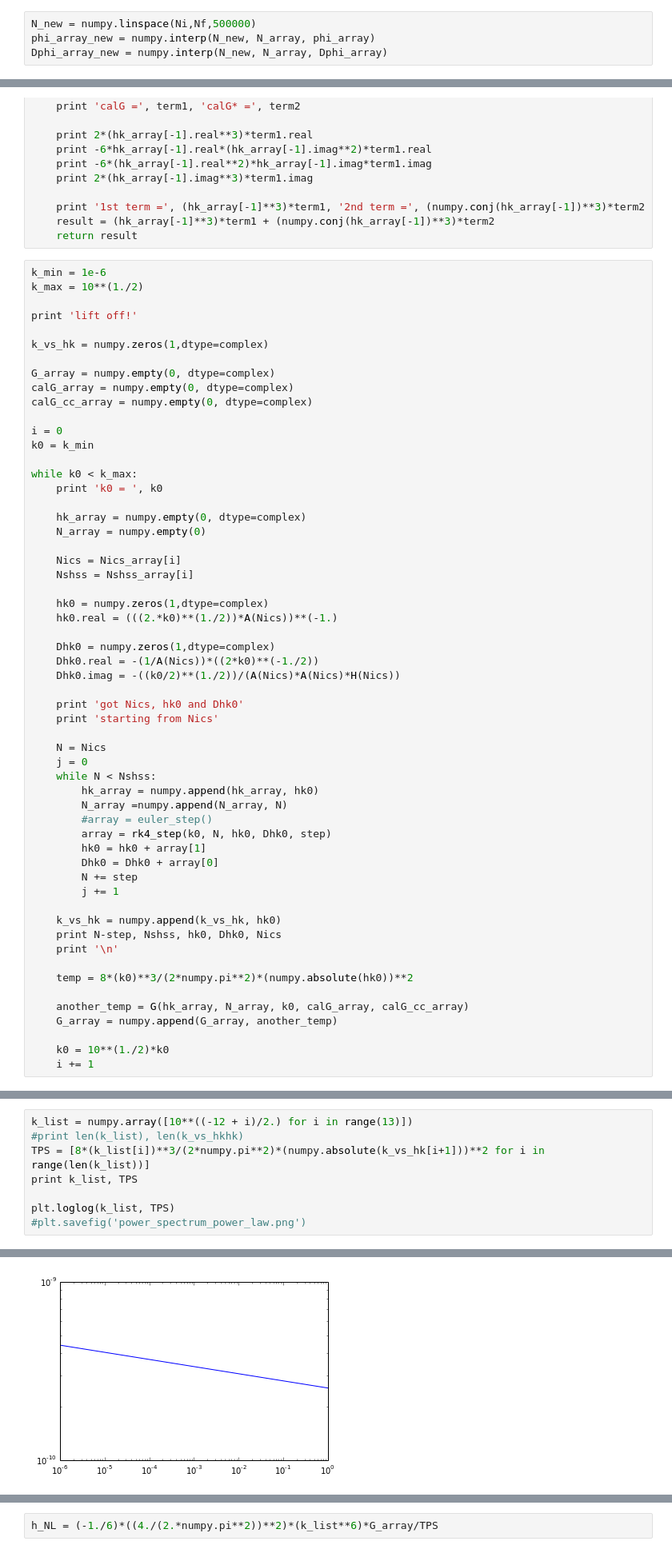
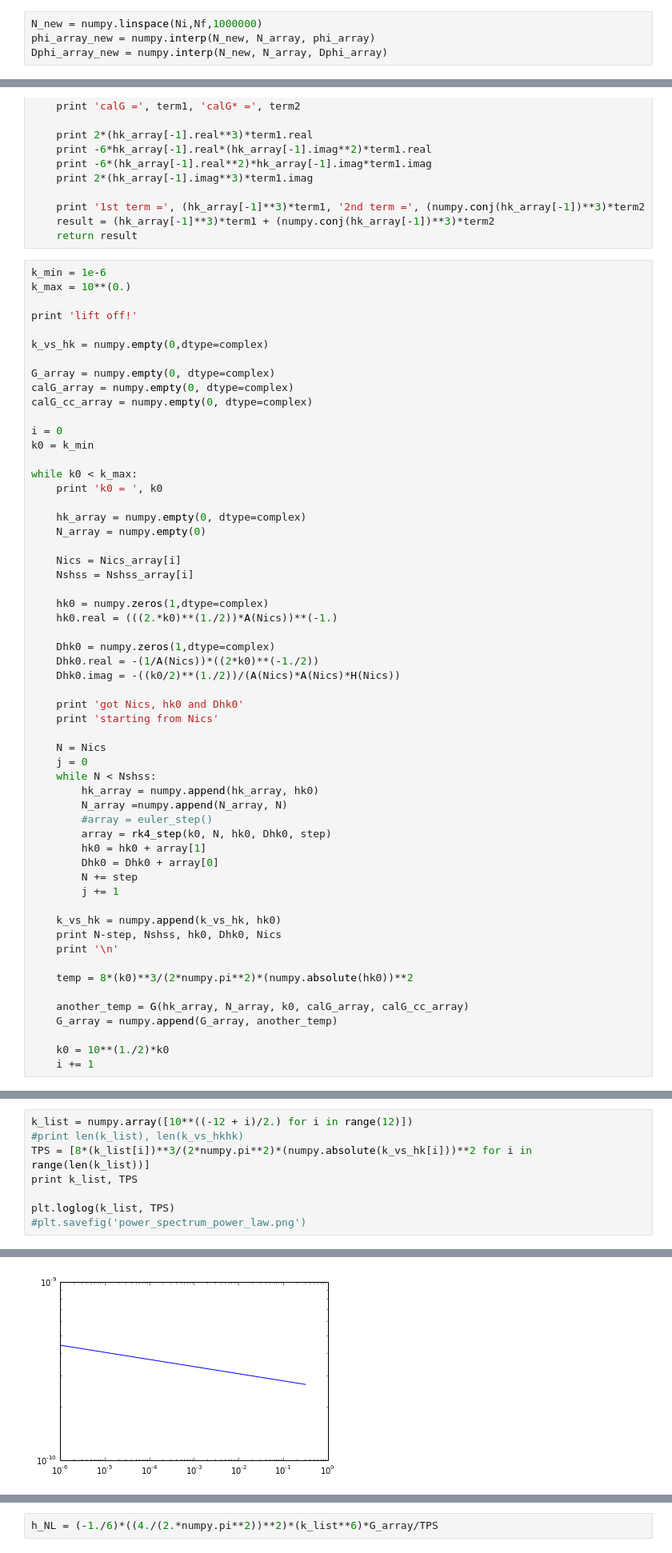
Before and after one commit to rahulporuri/project_work, a Jupyter notebook: power_law/tensor_bi-spectrum.ipynb, the cells around one changed output, grey strips where cells are left out. Shown at 80% size. Drawn from its saved outputs; the diff is of its cells as text.

````diff
--- a/power_law/tensor_bi-spectrum.ipynb
+++ b/power_law/tensor_bi-spectrum.ipynb
@@ -119,7 +119,7 @@ N_array = N_new
 step = (Nf-Ni)/(1000000)
 ```
 # %%
-N_new = numpy.linspace(Ni,Nf,500000)
+N_new = numpy.linspace(Ni,Nf,1000000)
 phi_array_new = numpy.interp(N_new, N_array, phi_array)
 Dphi_array_new = numpy.interp(N_new, N_array, Dphi_array)
 # %%
@@ -222,11 +224,11 @@ def G(hk_array, N_array, k0, calG_array, calG_cc_array):
     return result
 # %%
 k_min = 1e-6
-k_max = 10**(1./2)
+k_max = 10**(0.)
 
 print 'lift off!'
 
-k_vs_hk = numpy.zeros(1,dtype=complex)
+k_vs_hk = numpy.empty(0,dtype=complex)
 
 G_array = numpy.empty(0, dtype=complex)
 calG_array = numpy.empty(0, dtype=complex)
@@ -298,7 +282,7 @@ calG = [ -6.08581623e+08 -5.38030260e+08j] calG* = [ -6.08581623e+08 +5.38030260
 # %%
-k_list = numpy.array([10**((-12 + i)/2.) for i in range(13)])
+k_list = numpy.array([10**((-12 + i)/2.) for i in range(12)])
 #print len(k_list), len(k_vs_hkhk)
-TPS = [8*(k_list[i])**3/(2*numpy.pi**2)*(numpy.absolute(k_vs_hk[i+1]))**2 for i in range(len(k_list))]
+TPS = [8*(k_list[i])**3/(2*numpy.pi**2)*(numpy.absolute(k_vs_hk[i]))**2 for i in range(len(k_list))]
 print k_list, TPS
 
 plt.loglog(k_list, TPS)
@@ -311,3 +294,3 @@ plt.loglog(k_list, TPS)
 [<matplotlib.lines.Line2D at 0x...>]
-[figure, old version]
+[figure, new version]
 # %%
````
Also changed, not shown: parts of 9 cells of this notebook, 2 other files.
